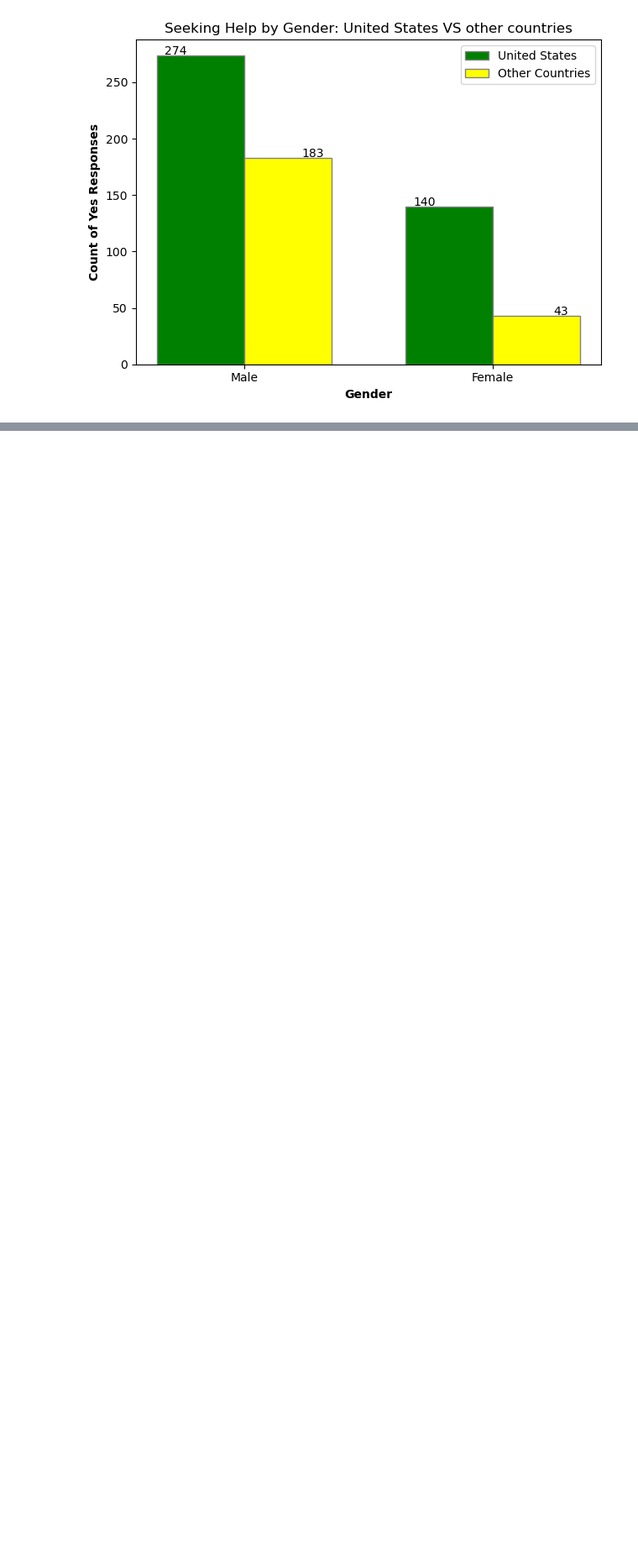
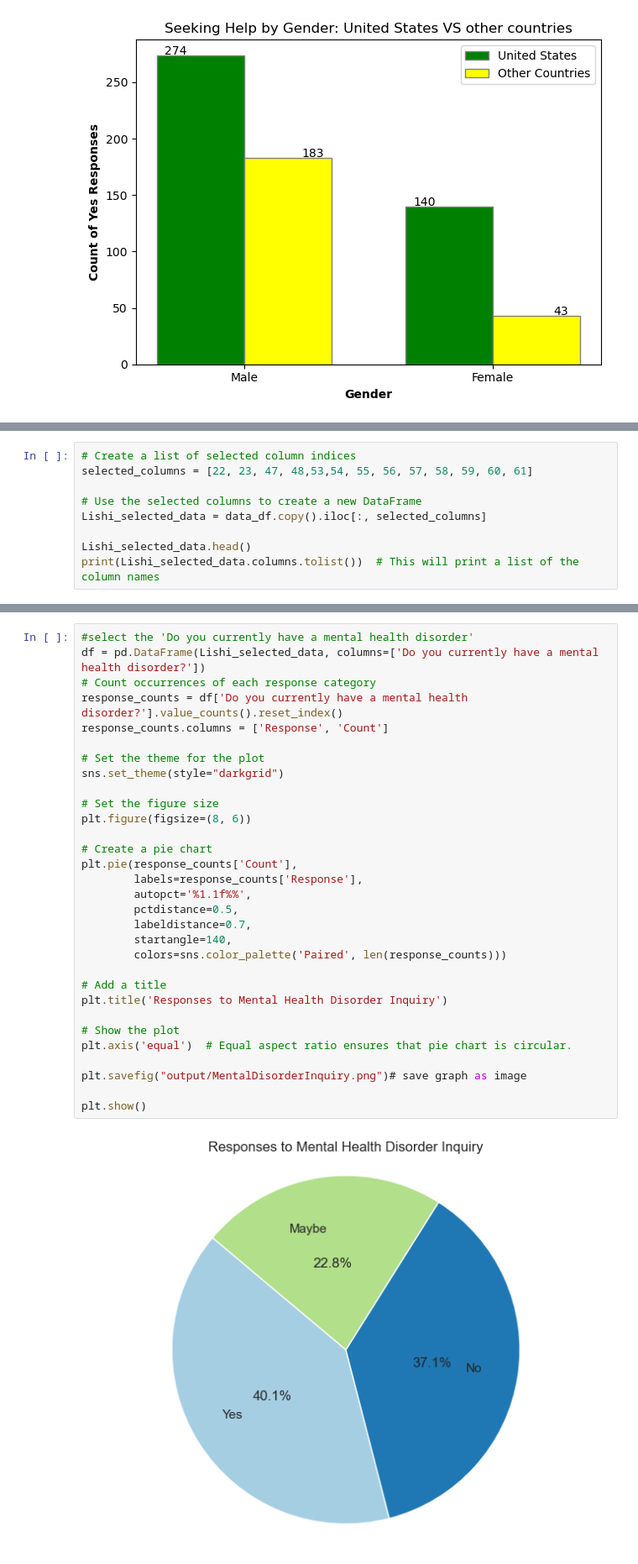
Before and after one commit to Keegawho198/Project-1_Mental-Health, a Jupyter notebook: Mental Health.ipynb, the cells around one changed output, grey strips where cells are left out. Shown at 84% size. Cells and saved outputs as stored; diff of their text form; blank space fills up the shorter version.

Commit message:
Add Lishi file to main

```diff
--- a/Mental Health.ipynb
+++ b/Mental Health.ipynb
@@ -1133,0 +1166,9 @@ plt.show()
+# %%
+# Create a list of selected column indices
+selected_columns = [22, 23, 47, 48,53,54, 55, 56, 57, 58, 59, 60, 61]
+
+# Use the selected columns to create a new DataFrame
+Lishi_selected_data = data_df.copy().iloc[:, selected_columns]
+
+Lishi_selected_data.head()
+print(Lishi_selected_data.columns.tolist())  # This will print a list of the column names
@@ -1133,0 +1177,33 @@ plt.show()
+# %%
+#select the 'Do you currently have a mental health disorder'
+df = pd.DataFrame(Lishi_selected_data, columns=['Do you currently have a mental health disorder?'])
+# Count occurrences of each response category
+response_counts = df['Do you currently have a mental health disorder?'].value_counts().reset_index()
+response_counts.columns = ['Response', 'Count']
+
+# Set the theme for the plot
+sns.set_theme(style="darkgrid")
+
+# Set the figure size
+plt.figure(figsize=(8, 6))
+
+# Create a pie chart
+plt.pie(response_counts['Count'],
+        labels=response_counts['Response'],
+        autopct='%1.1f%%',
+        pctdistance=0.5,
+        labeldistance=0.7,
+        startangle=140,
+        colors=sns.color_palette('Paired', len(response_counts)))
+
+# Add a title
+plt.title('Responses to Mental Health Disorder Inquiry')
+
+# Show the plot
+plt.axis('equal')  # Equal aspect ratio ensures that pie chart is circular.
+
+plt.savefig("output/MentalDisorderInquiry.png")# save graph as image
+
+plt.show()
+# %% [output]
+[figure, added]
```
Also changed, not shown: parts of 18 cells of this notebook, 4 other files.
